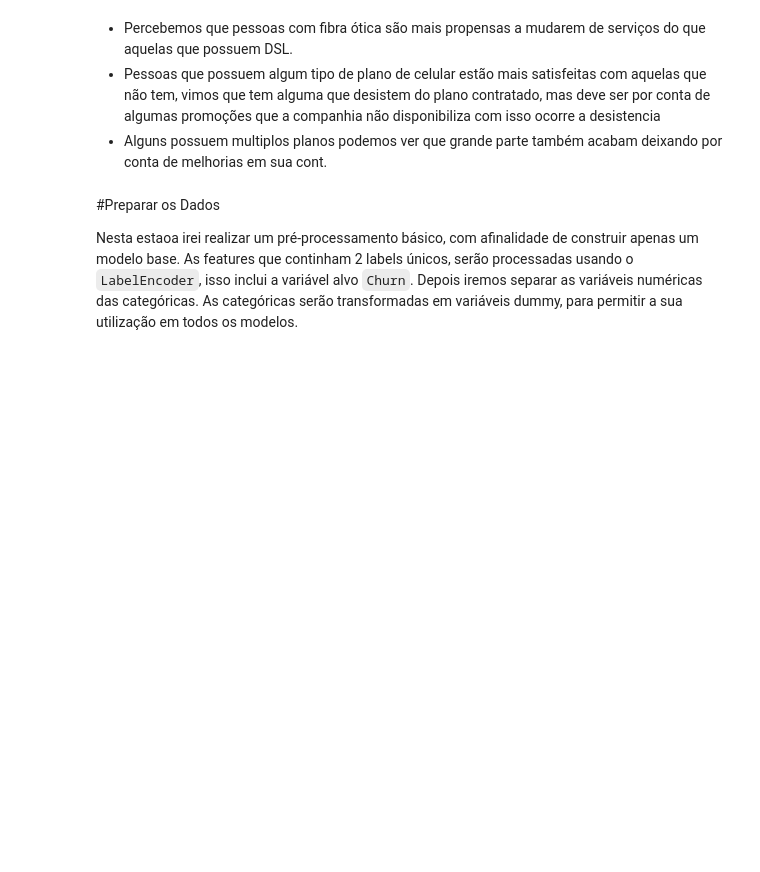
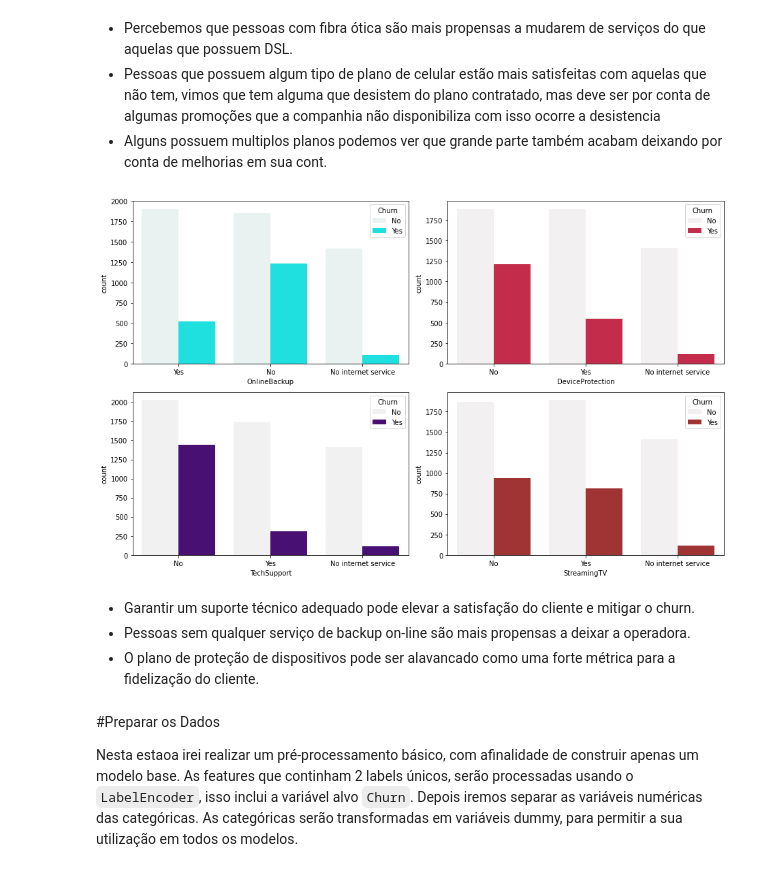
Before and after one commit to marcos-code/Portfolio_DataScience, a Jupyter notebook: Churn.ipynb, the cells around one changed output. Drawn from its saved outputs; the diff is of its cells as text; code cells hidden in the pictures; blank space fills up the shorter version.

```diff
--- a/Churn.ipynb
+++ b/Churn.ipynb
@@ -288,6 +288,19 @@ plt.tight_layout();
 * Percebemos que pessoas com fibra ótica são mais propensas a mudarem de serviços do que aquelas que possuem DSL.
 * Pessoas que possuem algum tipo de plano de celular estão mais satisfeitas com aquelas que não tem, vimos que tem alguma que desistem do plano contratado, mas deve ser por conta de algumas promoções que a companhia não disponibiliza com isso ocorre a desistencia
 * Alguns possuem multiplos planos podemos ver que grande parte também acabam deixando por conta de melhorias em sua cont.
+# %%
+fig, ax = plt.subplots(nrows=2, ncols=2, figsize=(13,8))
+sns.countplot('OnlineBackup', hue='Churn',data=df_clean,color='aqua',ax=ax[0,0])
+sns.countplot('DeviceProtection', hue='Churn',data=df_clean,color='crimson',ax=ax[0,1])
+sns.countplot('TechSupport', hue='Churn',data=df_clean,color='indigo',ax=ax[1,0])
+sns.countplot('StreamingTV', hue='Churn',data=df_clean,color='firebrick', ax=ax[1,1])
+plt.tight_layout();
+# %% [output]
+[figure, added]
+# %% [markdown]
+* Garantir um suporte técnico adequado pode elevar a satisfação do cliente e mitigar o churn.
+* Pessoas sem qualquer serviço de backup on-line são mais propensas a deixar a operadora.
+* O plano de proteção de dispositivos pode ser alavancado como uma forte métrica para a fidelização do cliente.
 # %% [markdown]
 #Preparar os Dados
 
```
Also changed, not shown: parts of 6 cells of this notebook.
